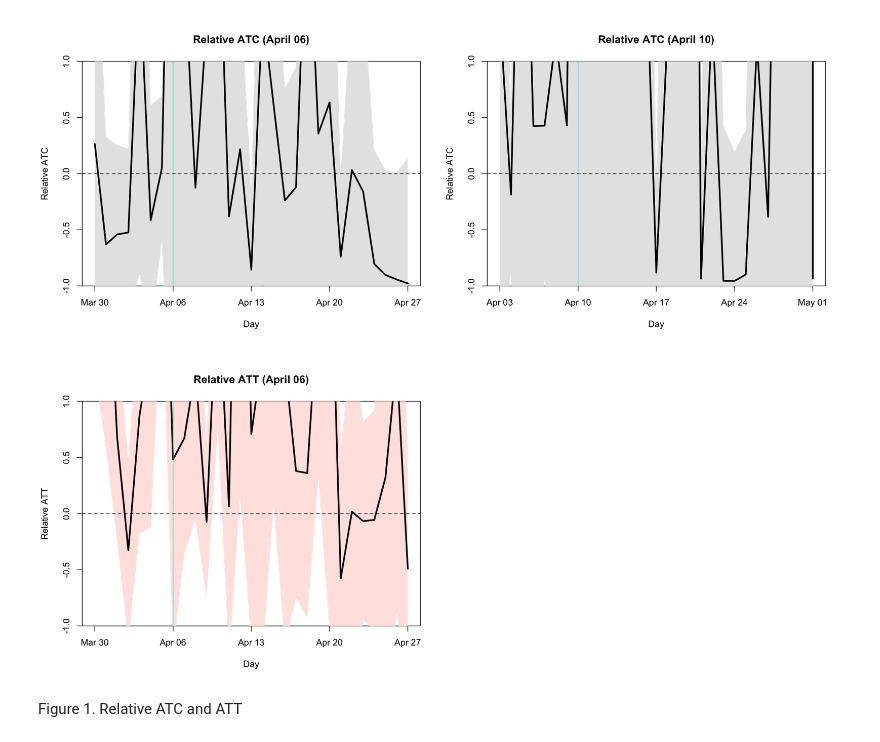
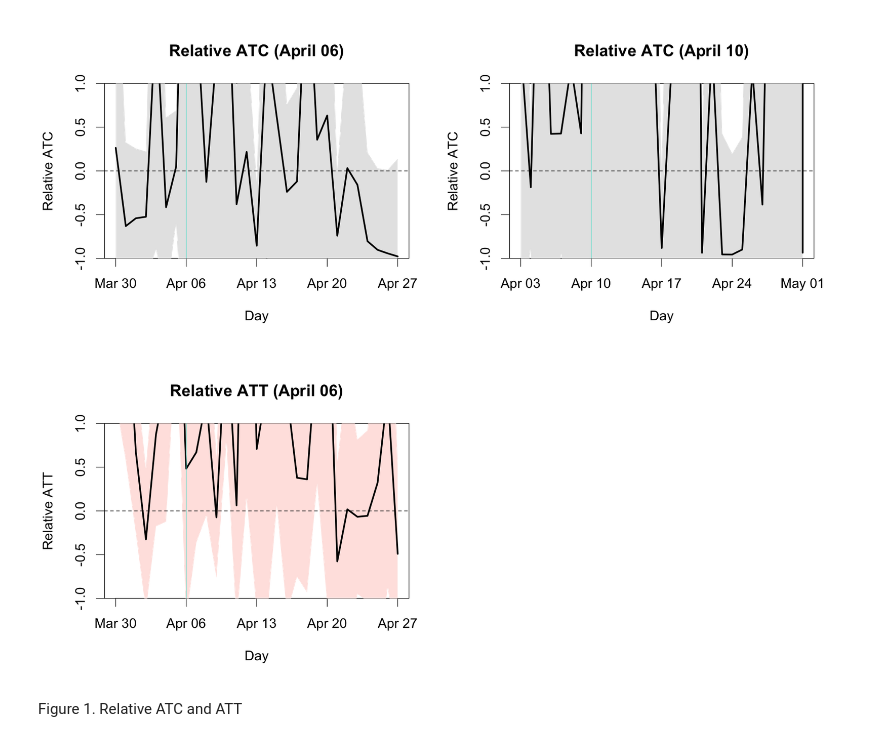
Before and after one commit to akira-endo/reanalysis_Fukumoto2021, a Jupyter notebook: main.ipynb, the cells around one changed output. Drawn from its saved outputs; the diff is of its cells as text; code cells hidden in the pictures.

```diff
--- a/main.ipynb
+++ b/main.ipynb
@@ -27,18 +28,18 @@ source("src/relATplot.R",chdir=T)
 # %%
 # Relative ATC
 #options(repr.plot.width=10,repr.plot.height=4)
 options(repr.plot.width=15,repr.plot.height=6)
-par(mfrow=c(1,2))
+par(mfrow=c(1,2),cex=1.5)
 figlabels=c("1_e","1_f")
 ATCApr6=relATplot(figlabels, "ATC")
 figlabels=c("1_g","1_h")
 ATCApr10=relATplot(figlabels, "ATC")
 # Relative ATT
 figlabels=c("5_a","5_b")
 ATTApr6=relATplot(figlabels, "ATT",shadecolor="mistyrose1")
 # %% [output]
-[figure, old version]
+[figure, new version]
-[figure, old version]
+[figure, new version]
 # %% [markdown]
 Figure 1. Relative ATC and ATT
 # %%
```
Also changed, not shown: parts of 14 cells of this notebook, 4 other files.
